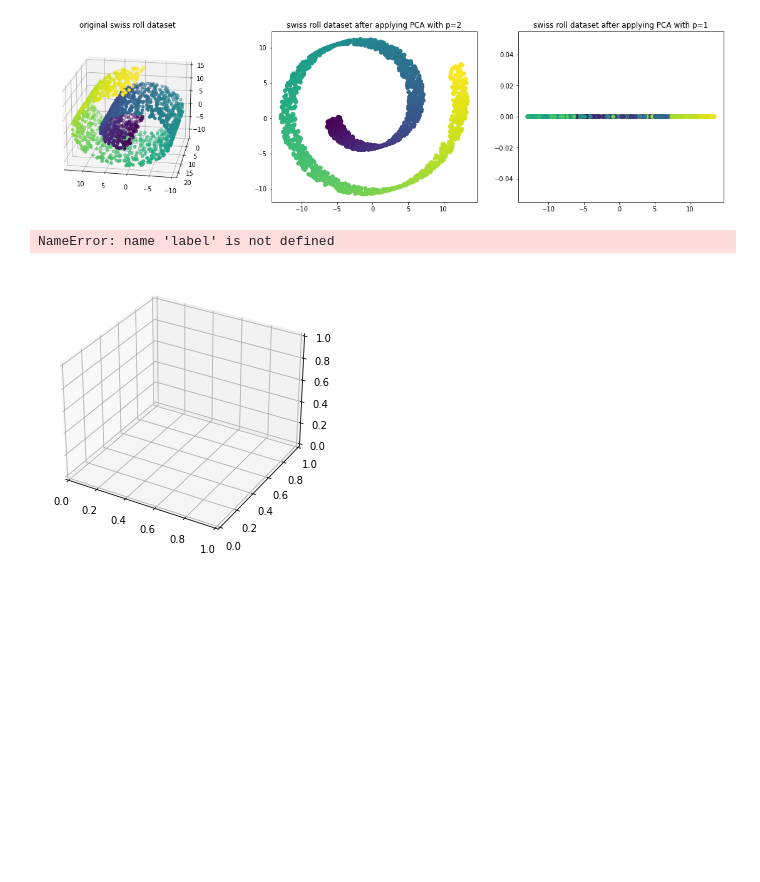
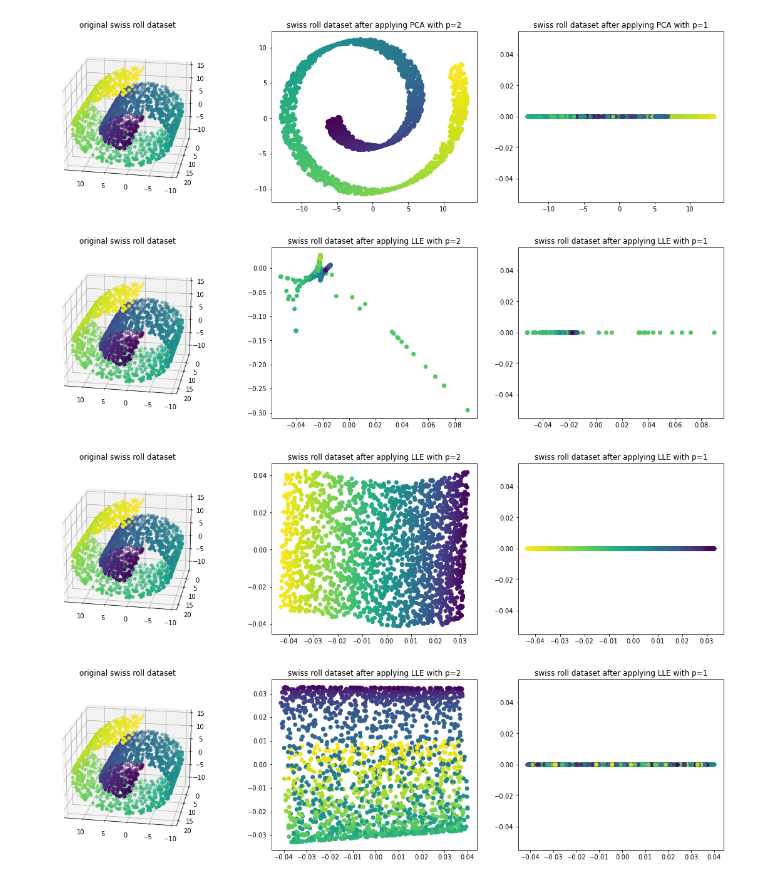
Before and after one commit to Ma-Zhuang/Visualization, a Jupyter notebook: lab6/Exercise_LLE.ipynb, the cells around one changed output. Saved outputs shown, nothing was run; the diff lists cells and outputs as text; code cells hidden in the pictures; blank space fills up the shorter version.

```diff
--- a/lab6/Exercise_LLE.ipynb
+++ b/lab6/Exercise_LLE.ipynb
@@ -93,26 +93,27 @@ plt.show()
 # %%
 for k in [5,14,40]:
 
     N = k_nearest_neighbors(X, k)
     W = compute_similarity_matrix(X, N)
     Y = project_data(W, p=2)
 
     fig = plt.figure(figsize=(20, 5))
     ax1 = fig.add_subplot(1, 3, 1 , projection='3d')
-    ax1.scatter(X[0,:], X[1,:], X[2,:], c = label)
+    ax1.scatter(X[0,:], X[1,:], X[2,:], c = lable)
     ax1.view_init(20, 100)
     ax1.set_title("original swiss roll dataset")
 
     ax2 = fig.add_subplot(1, 3, 2)
-    ax2.scatter(Y[0, :], Y[1, :], c = label)
+    ax2.scatter(Y[0, :], Y[1, :], c = lable)
     ax2.set_title("swiss roll dataset after applying LLE with p=2")
 
     y_axis = np.zeros(2000)
     ax3 = fig.add_subplot(133)
-    ax3.scatter(Y[0, :], y_axis, c = label)
+    ax3.scatter(Y[0, :], y_axis, c = lable)
     ax3.set_title("swiss roll dataset after applying LLE with p=1")
 
     plt.show()
 # %% [output]
-NameError: name 'label' is not defined
-[figure, old version]
+[figure, new version]
+[figure, added]
+[figure, added]
```
Also changed, not shown: 3 other files.
